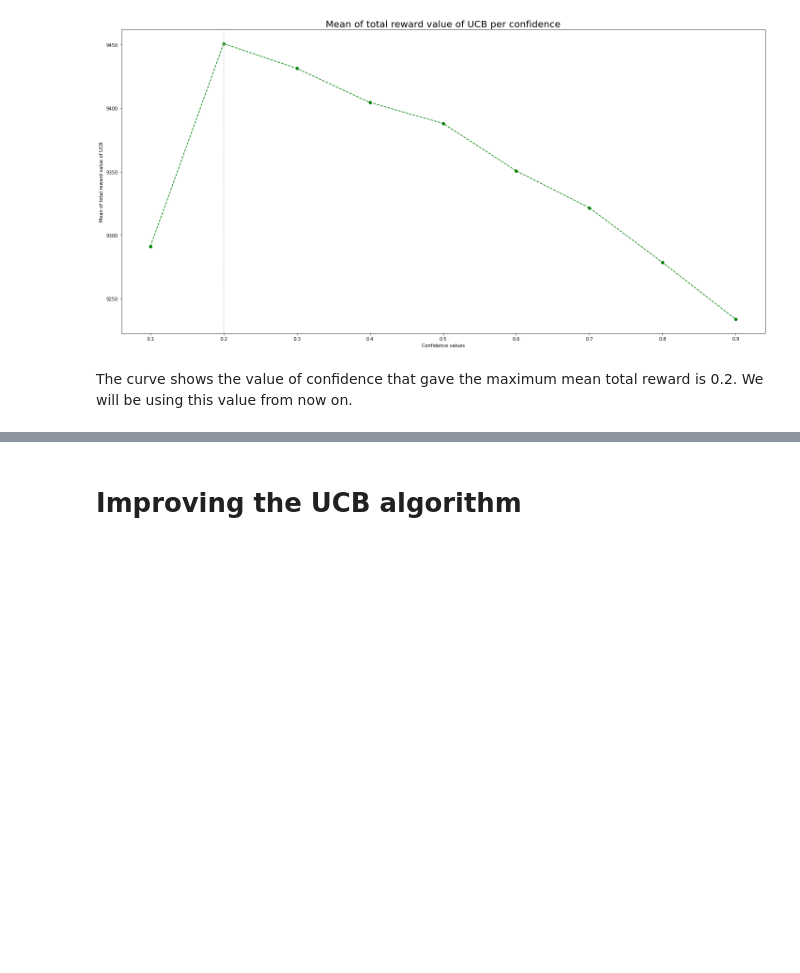
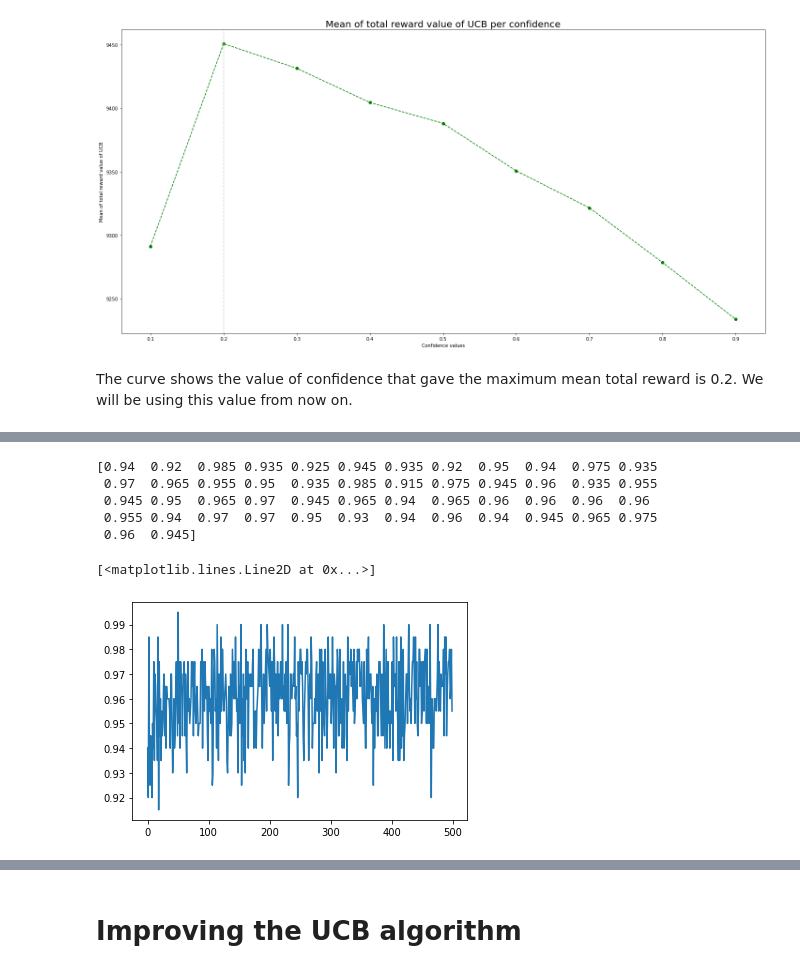
Before and after one commit to jizekki/monte-carlo, a Jupyter notebook: notebook.ipynb, the cells around one changed output, grey strips where cells are left out. Cells and saved outputs as stored; diff of their text form; code cells hidden in the pictures; blank space fills up the shorter version.

```diff
--- a/notebook.ipynb
+++ b/notebook.ipynb
@@ -120,2 +117,16 @@ fig.tight_layout()
+# %%
+# mean_ucb_rewards
+
+x = ucb_rewards_2.mean(axis=0).reshape((20, 500)).mean(axis=0)
+print(x[0:50])
+plt.plot(range(len(x)), x)
+# %% [output]
+[0.94  0.92  0.985 0.935 0.925 0.945 0.935 0.92  0.95  0.94  0.975 0.935
+ 0.97  0.965 0.955 0.95  0.935 0.985 0.915 0.975 0.945 0.96  0.935 0.955
+ 0.945 0.95  0.965 0.97  0.945 0.965 0.94  0.965 0.96  0.96  0.96  0.96
+ 0.955 0.94  0.97  0.97  0.95  0.93  0.94  0.96  0.94  0.945 0.965 0.975
+ 0.96  0.945]
+[<matplotlib.lines.Line2D at 0x...>]
+[figure, added]
 # %%
 regret_1 = cumulative_optimal_rewards_per_time - cumulative_ucb_rewards_per_time
```
Also changed, not shown: parts of 10 cells of this notebook, 3 other files.
